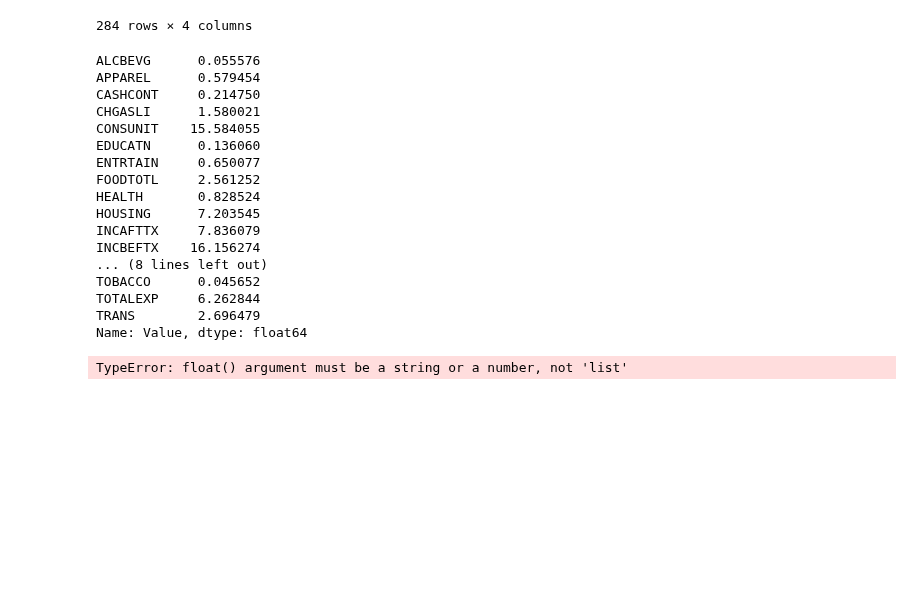
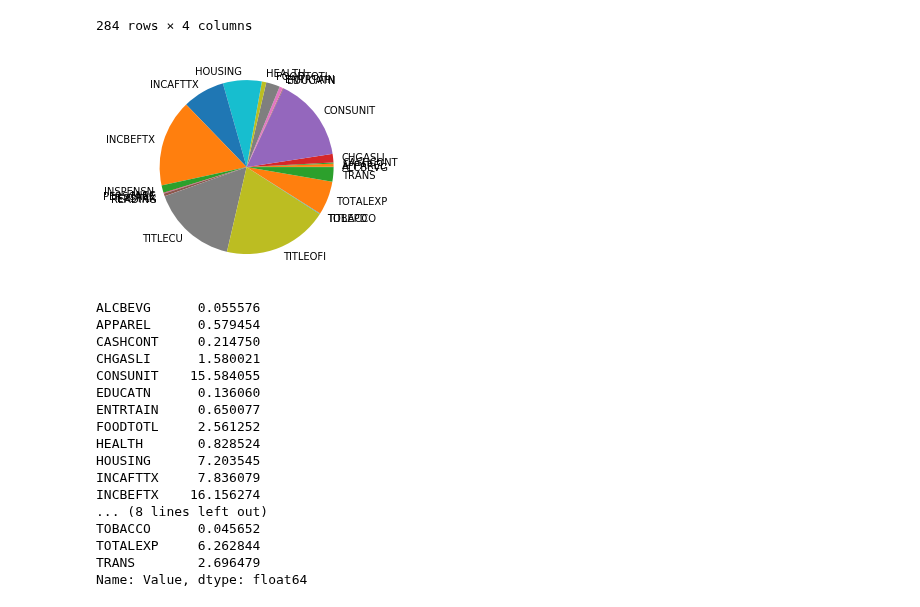
Before and after one commit to joshcoronel/discretionary-spending, a Jupyter notebook: Project 1.ipynb, the cells around one changed output. Drawn from its saved outputs; the diff is of its cells as text; code cells hidden in the pictures; blank space fills up the shorter version.

```diff
--- a/Project 1.ipynb
+++ b/Project 1.ipynb
@@ -143,14 +143,15 @@ Item 138 doesn't have data
 | 283 | TRANS | Vehicle. rent., leas., licen., ot... | 2010 | 423.0 |
 284 rows × 4 columns
 # %%
-# cat_df = item_data_df.groupby([item_cat])
-# cat_sum = cat_df["Value"].sum()
-# plt.pie(cat_sum,labels=cat_sum.index)
-# plt.show()
+cat_df = item_data_df.groupby([item_cat])
+cat_sum = cat_df["Value"].sum()
+plt.pie(cat_sum,labels=cat_sum.index)
+plt.show()
 cat_sum = cat_df["Value"].sum()
 total = cat_sum.sum()
 print(cat_sum/total*100)
 # %% [output]
+[figure, added]
 ALCBEVG      0.055576
 APPAREL      0.579454
 CASHCONT     0.214750
@@ -168,7 +169,3 @@ TOBACCO      0.045652
 TOTALEXP     6.262844
 TRANS        2.696479
 Name: Value, dtype: float64
-# %%
-category = ['Alcohol','Apparel',]
-# %% [output]
-TypeError: float() argument must be a string or a number, not 'list'
```
Also changed, not shown: parts of 1 cell of this notebook.
